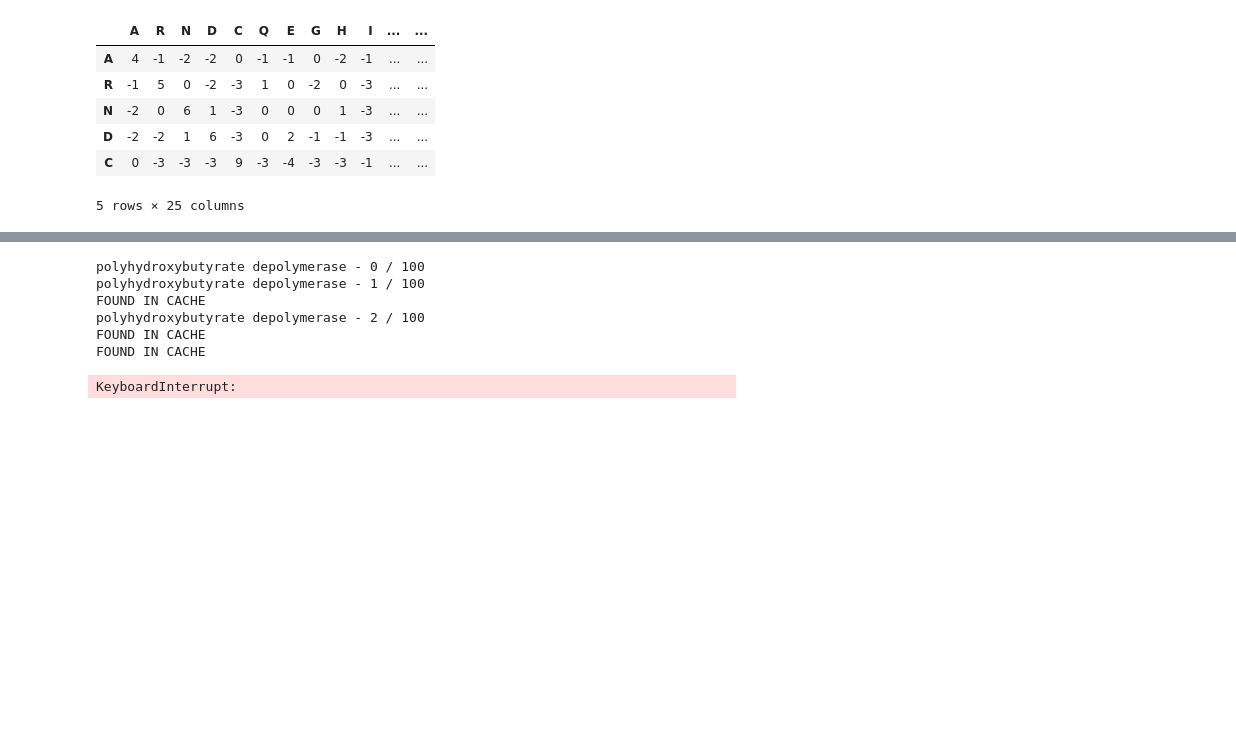
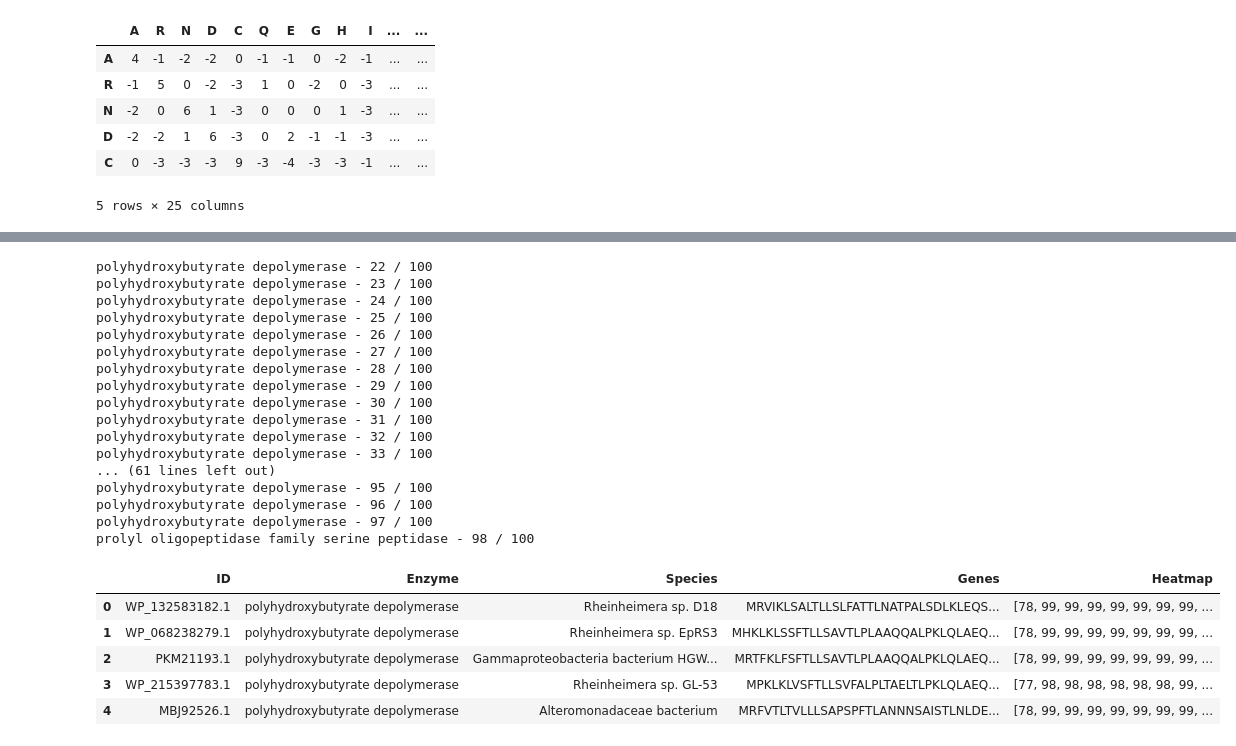
Before and after one commit to AugieDoebling/fall-2021-bioinformatics-plastics, a Jupyter notebook: BioInformatics_Group_Project_The_Plastics.ipynb, the cells around one changed output, grey strips where cells are left out. Drawn from its saved outputs; the diff is of its cells as text; code cells hidden in the pictures; blank space fills up the shorter version.

```diff
--- a/BioInformatics_Group_Project_The_Plastics.ipynb
+++ b/BioInformatics_Group_Project_The_Plastics.ipynb
@@ -119,45 +120,62 @@ def smith_waterman(a, b, gap_cost=4):
 # %%
 def generate_heatmap(df):
   # cache each comparison - so we only do each comparison once
-  cache = {}
-  for i, enzyme in df.iterrows():
-    if i > 2:
-      return
+  # cache = {}
+  for i, enzyme in df[pd.isnull(df['Heatmap'])].iterrows():
     print(f'{enzyme["Enzyme"]} - {i} / {len(df)}')
     # init empty heatmap
-    heatmap = np.zeros(len(enzyme['Genes']), int)
+    length = len(enzyme['Genes'])
+    heatmap = np.zeros(length, int)
     # compare with every other enzyme
     for j, compare in df.iterrows():
       # skip same comparison
       if i == j:
         continue
 
       local_alignment = None
       # check if we've already done this alignment
       if (j,i) in cache:
-        print('FOUND IN CACHE')
+        # print('FOUND IN CACHE')
         local_alignment = cache[(j,i)]
+      elif (i,j) in cache:
+        local_alignment = cache[(i,j)]
       else:
         # align comparison
         local_alignment = smith_waterman(enzyme['Genes'], compare['Genes'])
         # add comparison to cache
         cache[(i, j)] = local_alignment
       # update heatmap
-      for hit in range(local_alignment[0], local_alignment[1]):
+      for hit in range(local_alignment[0], min(length-1,local_alignment[1])):
         heatmap[hit] += 1
 
     # add heatmap to dataframe
     df.iloc[i]['Heatmap'] = heatmap
 
 
 generate_heatmap(data)
-data.to_pickle(f'./heatmap_generated_{time.strftime("%Y%m%d-%H%M%S")}.pickle')
+data.to_pickle(f'./heatmap_generated_{fasta_file}_{time.strftime("%Y%m%d-%H%M%S")}.pickle')
 data.head()
 # %% [output]
-polyhydroxybutyrate depolymerase - 0 / 100
-polyhydroxybutyrate depolymerase - 1 / 100
-FOUND IN CACHE
-polyhydroxybutyrate depolymerase - 2 / 100
-FOUND IN CACHE
-FOUND IN CACHE
+polyhydroxybutyrate depolymerase - 22 / 100
+polyhydroxybutyrate depolymerase - 23 / 100
+polyhydroxybutyrate depolymerase - 24 / 100
+polyhydroxybutyrate depolymerase - 25 / 100
+polyhydroxybutyrate depolymerase - 26 / 100
+polyhydroxybutyrate depolymerase - 27 / 100
+polyhydroxybutyrate depolymerase - 28 / 100
+polyhydroxybutyrate depolymerase - 29 / 100
+polyhydroxybutyrate depolymerase - 30 / 100
+polyhydroxybutyrate depolymerase - 31 / 100
+polyhydroxybutyrate depolymerase - 32 / 100
+polyhydroxybutyrate depolymerase - 33 / 100
+... (61 lines left out)
+polyhydroxybutyrate depolymerase - 95 / 100
+polyhydroxybutyrate depolymerase - 96 / 100
+polyhydroxybutyrate depolymerase - 97 / 100
+prolyl oligopeptidase family serine peptidase - 98 / 100
-KeyboardInterrupt:
+|  | ID | Enzyme | Species | Genes | Heatmap |
+| 0 | WP_132583182.1 | polyhydroxybutyrate depolymerase | Rheinheimera sp. D18 | MRVIKLSALTLLSLFATTLNATPALSDLKLEQS... | [78, 99, 99, 99, 99, 99, 99, 99, ... |
+| 1 | WP_068238279.1 | polyhydroxybutyrate depolymerase | Rheinheimera sp. EpRS3 | MHKLKLSSFTLLSAVTLPLAAQQALPKLQLAEQ... | [78, 99, 99, 99, 99, 99, 99, 99, ... |
+| 2 | PKM21193.1 | polyhydroxybutyrate depolymerase | Gammaproteobacteria bacterium HGW... | MRTFKLFSFTLLSAVTLPLAAQQALPKLQLAEQ... | [78, 99, 99, 99, 99, 99, 99, 99, ... |
+| 3 | WP_215397783.1 | polyhydroxybutyrate depolymerase | Rheinheimera sp. GL-53 | MPKLKLVSFTLLSVFALPLTAELTLPKLQLAEQ... | [77, 98, 98, 98, 98, 98, 98, 99, ... |
+| 4 | MBJ92526.1 | polyhydroxybutyrate depolymerase | Alteromonadaceae bacterium | MRFVTLTVLLLSAPSPFTLANNNSAISTLNLDE... | [78, 99, 99, 99, 99, 99, 99, 99, ... |
```
Also changed, not shown: parts of 8 cells of this notebook, 1 other file.
